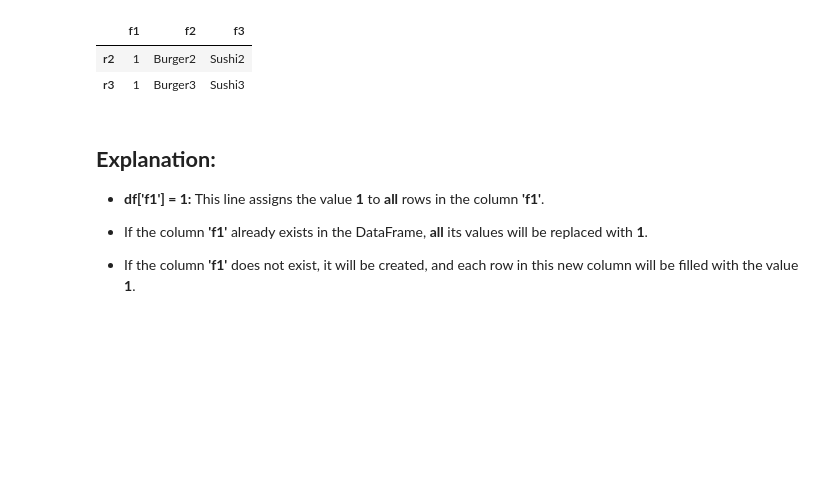
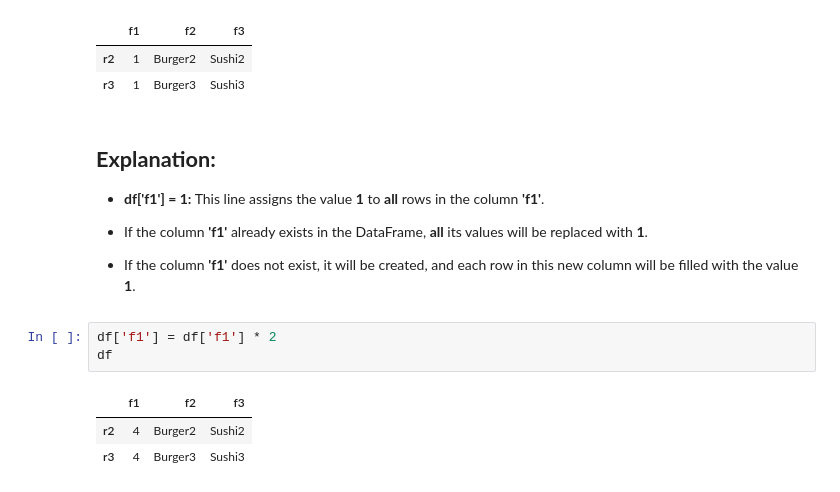
Before and after one commit to malihemaboodi/Basic-of-Pandas-for-beginner, a Jupyter notebook: Basic_of_Pandas.ipynb, the cells around one changed output. Saved outputs shown, nothing was run; the diff lists cells and outputs as text; blank space fills up the shorter version.

```diff
--- a/Basic_of_Pandas.ipynb
+++ b/Basic_of_Pandas.ipynb
@@ -410,3 +414,10 @@ df
  *   If the column **'f1'** already exists in the DataFrame, **all** its values will be replaced with **1**.
 
    *  If the column **'f1'** does not exist, it will be created, and each row in this new column will be filled with the value **1**.
+# %%
+df['f1'] = df['f1'] * 2
+df
+# %% [output]
+|  | f1 | f2 | f3 |
+| r2 | 4 | Burger2 | Sushi2 |
+| r3 | 4 | Burger3 | Sushi3 |
```
Also changed, not shown: parts of 4 cells of this notebook.
